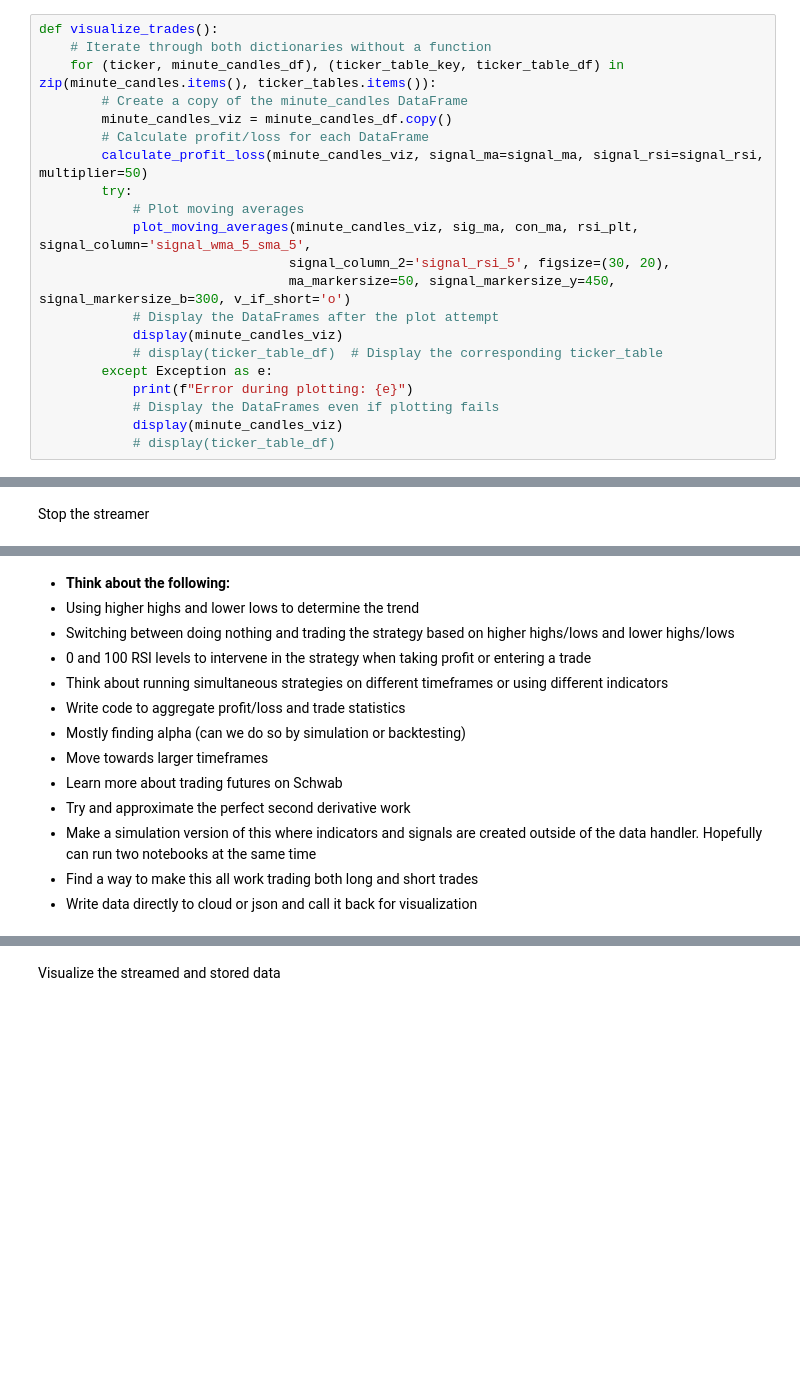
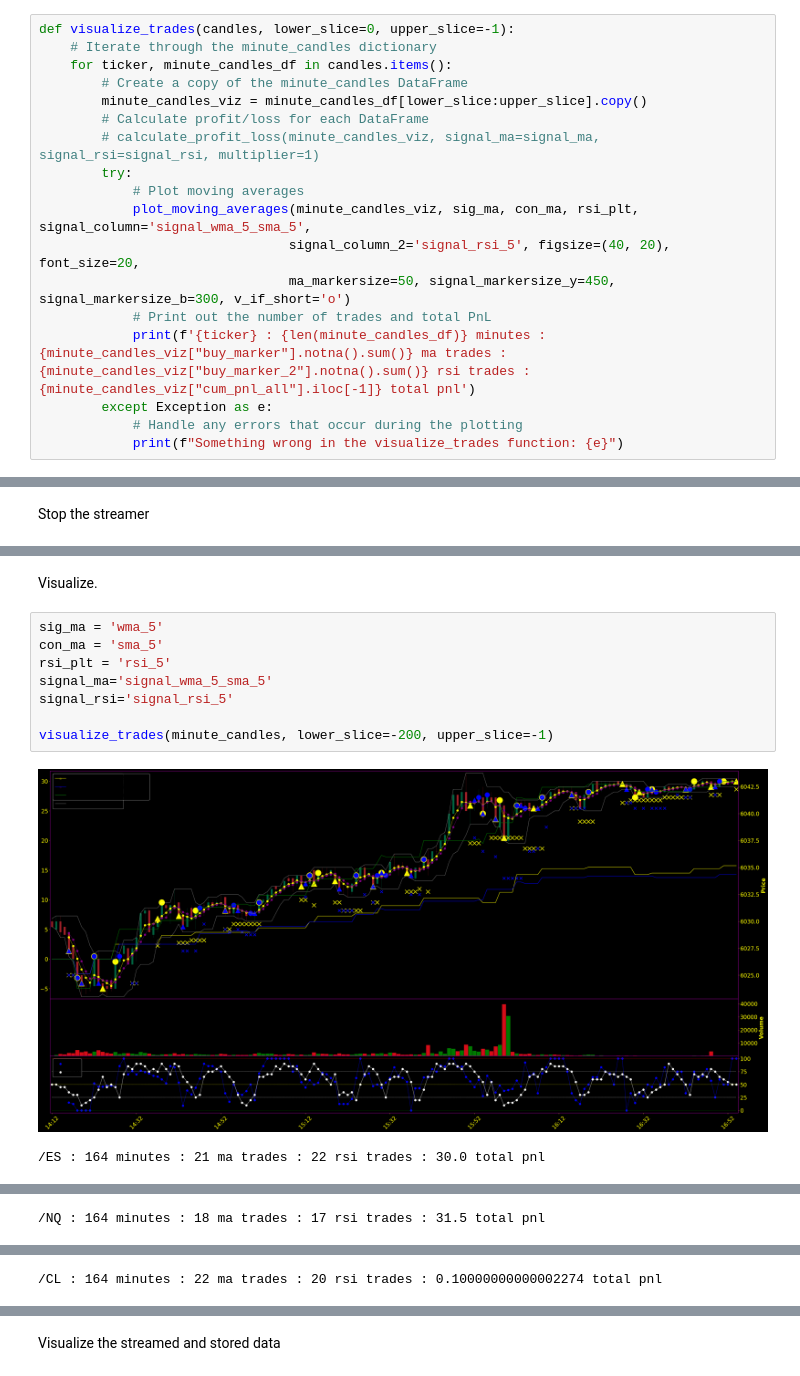
Before and after one commit to ReeseMcD989/Schwab-API-Quant-Projects, a Jupyter notebook: examples/trade_simulator_save_point.ipynb, the cells around one changed output, grey strips where cells are left out. Cells and saved outputs as stored; diff of their text form; blank space fills up the shorter version.

```diff
--- a/examples/trade_simulator_save_point.ipynb
+++ b/examples/trade_simulator_save_point.ipynb
@@ -482,21 +956,18 @@ def plot_moving_averages(df, ma1='wma_5', ma2='sma_5', rsi_plt='rsi_5', signal_c
 # %%
-def visualize_trades():
-    # Iterate through both dictionaries without a function
-    for (ticker, minute_candles_df), (ticker_table_key, ticker_table_df) in zip(minute_candles.items(), ticker_tables.items()):
+def visualize_trades(candles, lower_slice=0, upper_slice=-1):
+    # Iterate through the minute_candles dictionary
+    for ticker, minute_candles_df in candles.items():
         # Create a copy of the minute_candles DataFrame
-        minute_candles_viz = minute_candles_df.copy()
+        minute_candles_viz = minute_candles_df[lower_slice:upper_slice].copy()
         # Calculate profit/loss for each DataFrame
-        calculate_profit_loss(minute_candles_viz, signal_ma=signal_ma, signal_rsi=signal_rsi, multiplier=50)
+        # calculate_profit_loss(minute_candles_viz, signal_ma=signal_ma, signal_rsi=signal_rsi, multiplier=1)
         try:
             # Plot moving averages
             plot_moving_averages(minute_candles_viz, sig_ma, con_ma, rsi_plt, signal_column='signal_wma_5_sma_5',
-                                signal_column_2='signal_rsi_5', figsize=(30, 20),
+                                signal_column_2='signal_rsi_5', figsize=(40, 20), font_size=20,
                                 ma_markersize=50, signal_markersize_y=450, signal_markersize_b=300, v_if_short='o')
-            # Display the DataFrames after the plot attempt
-            display(minute_candles_viz)
-            # display(ticker_table_df)  # Display the corresponding ticker_table
+            # Print out the number of trades and total PnL
+            print(f'{ticker} : {len(minute_candles_df)} minutes : {minute_candles_viz["buy_marker"].notna().sum()} ma trades : {minute_candles_viz["buy_marker_2"].notna().sum()} rsi trades : {minute_candles_viz["cum_pnl_all"].iloc[-1]} total pnl')
         except Exception as e:
-            print(f"Error during plotting: {e}")
-            # Display the DataFrames even if plotting fails
-            display(minute_candles_viz)
-            # display(ticker_table_df)
+            # Handle any errors that occur during the plotting
+            print(f"Something wrong in the visualize_trades function: {e}")
@@ -886,14 +1459,13 @@ display(minute_candles[tickers_list[0]])
-# %% [markdown]
-- __Think about the following:__
-- Using higher highs and lower lows to determine the trend
-- Switching between doing nothing and trading the strategy based on higher highs/lows and lower highs/lows
-- 0 and 100 RSI levels to intervene in the strategy when taking profit or entering a trade
-- Think about running simultaneous strategies on different timeframes or using different indicators
-- Write code to aggregate profit/loss and trade statistics
-- Mostly finding alpha (can we do so by simulation or backtesting)
-- Move towards larger timeframes
-- Learn more about trading futures on Schwab
-- Try and approximate the perfect second derivative work
-- Make a simulation version of this where indicators and signals are created outside of the data handler. Hopefully can run two notebooks at the same time
-- Find a way to make this all work trading both long and short trades
-- Write data directly to cloud or json and call it back for visualization
+# %% [markdown]
+Visualize.
+# %%
+sig_ma = 'wma_5'
+con_ma = 'sma_5'
+rsi_plt = 'rsi_5'
+signal_ma='signal_wma_5_sma_5'
+signal_rsi='signal_rsi_5'
+
+visualize_trades(minute_candles, lower_slice=-200, upper_slice=-1)
+# %% [output]
+[figure, added]
+/ES : 164 minutes : 21 ma trades : 22 rsi trades : 30.0 total pnl
@@ -899,0 +1473 @@ display(minute_candles[tickers_list[0]])
+/NQ : 164 minutes : 18 ma trades : 17 rsi trades : 31.5 total pnl
@@ -899,0 +1475 @@ display(minute_candles[tickers_list[0]])
+/CL : 164 minutes : 22 ma trades : 20 rsi trades : 0.10000000000002274 total pnl
```
Also changed, not shown: parts of 92 cells of this notebook, 3 other files.
